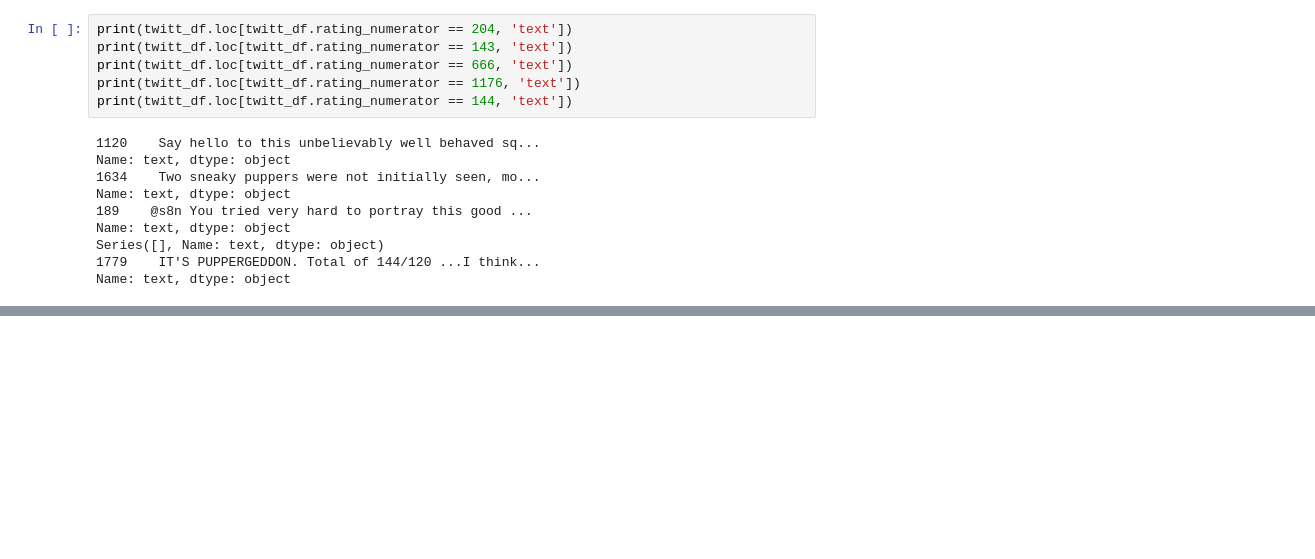
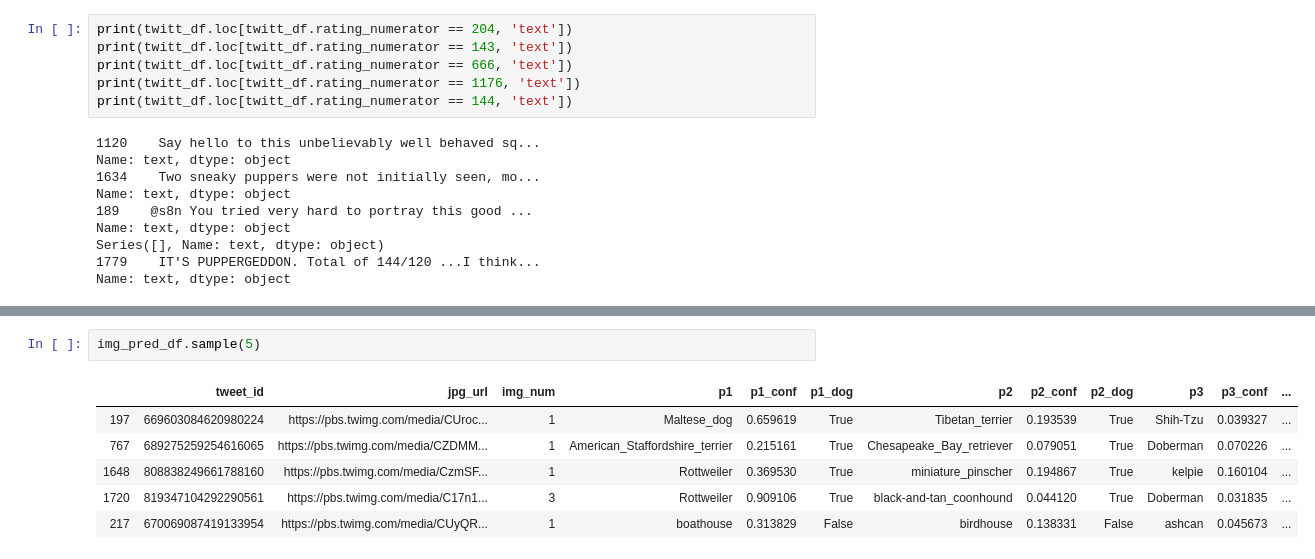
Before and after one commit to mzhoolideh/data_science_pract, a Jupyter notebook: wrangling_twitter/Twitter_Dogs.ipynb, the cells around one changed output, grey strips where cells are left out. Saved outputs shown, nothing was run; the diff lists cells and outputs as text; blank space fills up the shorter version.

```diff
--- a/wrangling_twitter/Twitter_Dogs.ipynb
+++ b/wrangling_twitter/Twitter_Dogs.ipynb
@@ -278,0 +261,9 @@ Name: text, dtype: object
+# %%
+img_pred_df.sample(5)
+# %% [output]
+|  | tweet_id | jpg_url | img_num | p1 | p1_conf | p1_dog | p2 | p2_conf | p2_dog | p3 | p3_conf | ... |
+| 197 | 669603084620980224 | https://pbs.twimg.com/media/CUroc... | 1 | Maltese_dog | 0.659619 | True | Tibetan_terrier | 0.193539 | True | Shih-Tzu | 0.039327 | ... |
+| 767 | 689275259254616065 | https://pbs.twimg.com/media/CZDMM... | 1 | American_Staffordshire_terrier | 0.215161 | True | Chesapeake_Bay_retriever | 0.079051 | True | Doberman | 0.070226 | ... |
+| 1648 | 808838249661788160 | https://pbs.twimg.com/media/CzmSF... | 1 | Rottweiler | 0.369530 | True | miniature_pinscher | 0.194867 | True | kelpie | 0.160104 | ... |
+| 1720 | 819347104292290561 | https://pbs.twimg.com/media/C17n1... | 3 | Rottweiler | 0.909106 | True | black-and-tan_coonhound | 0.044120 | True | Doberman | 0.031835 | ... |
+| 217 | 670069087419133954 | https://pbs.twimg.com/media/CUyQR... | 1 | boathouse | 0.313829 | False | birdhouse | 0.138331 | False | ashcan | 0.045673 | ... |
```
Also changed, not shown: parts of 17 cells of this notebook.
